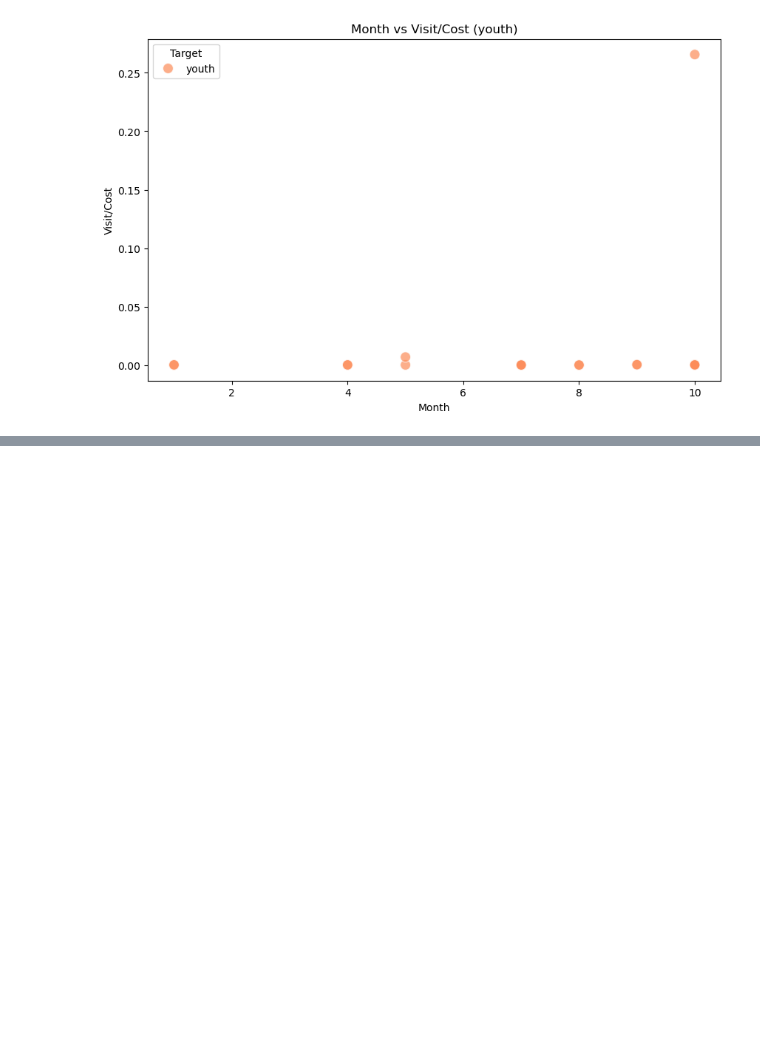
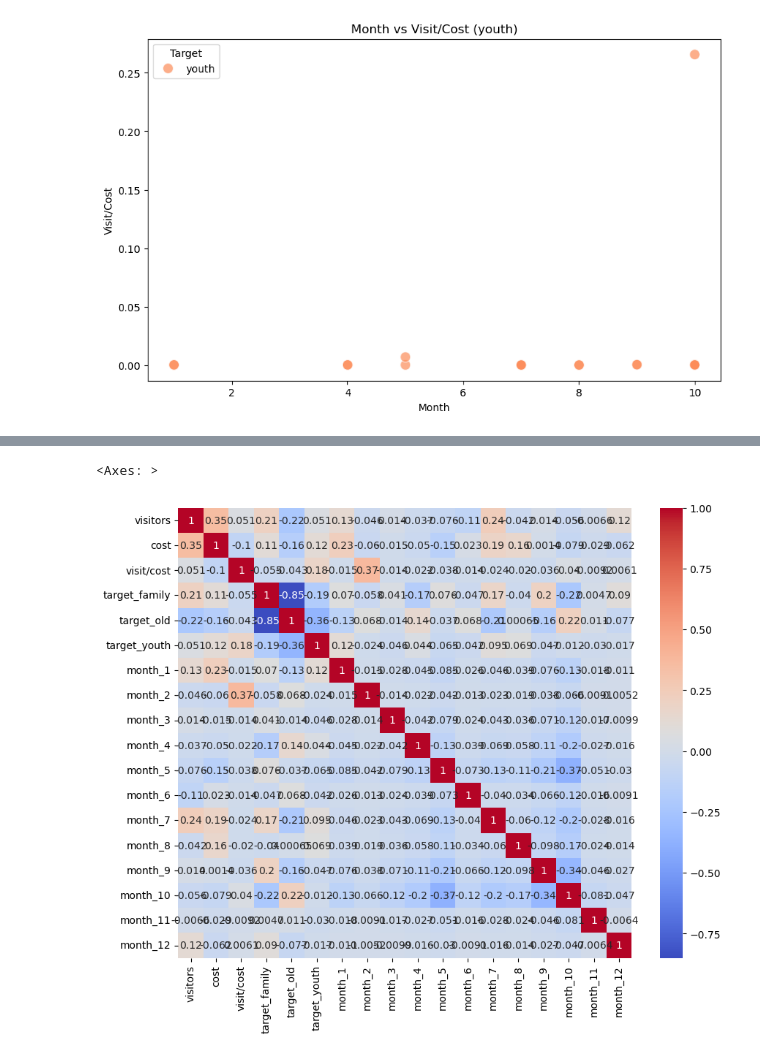
Before and after one commit to carpe-horas/Festivals-Prediction, a Jupyter notebook: analysis/시각화.ipynb, the cells around one changed output, grey strips where cells are left out. Saved outputs shown, nothing was run; the diff lists cells and outputs as text; code cells hidden in the pictures; blank space fills up the shorter version.

```diff
--- a/analysis/시각화.ipynb
+++ b/analysis/시각화.ipynb
@@ -178,0 +270,35 @@ for target in targets:
+# %%
+from sklearn.preprocessing import MinMaxScaler
+mms = MinMaxScaler()
+
+mms_target = ['cost', 'visitors', 'visit/cost']
+
+
+visit_corr = data2.drop(['i',
+                        'name_year',
+                        'year',
+                        'date',
+                        'Festival',
+                        'Fe_festival_conc',
+                        'Fe_foreigner',
+                        'Fe_local',
+                        'Fe_navi',
+                        'Fe_tour_fee',
+                        'non_festival_conc',
+                        'non_foreigner',
+                        'non_local',
+                        'non_navi',
+                        'non_tour_fee'], axis =1 )
+visit_corr[mms_target] = visit_corr[mms_target].replace([float('inf'), float('-inf')], 0)
+visit_corr[mms_target] = mms.fit_transform(visit_corr[mms_target])
+
+
+
+visit_corr = pd.get_dummies(visit_corr, columns=['target', 'month'], drop_first=False)
+visit_corr = visit_corr.corr()
+# %%
+plt.figure(figsize=(10, 8))
+sns.heatmap(visit_corr, annot=True, cmap='coolwarm')
+# %% [output]
+<Axes: >
+[figure, added]
```
Also changed, not shown: parts of 27 cells of this notebook, 16 other files.
